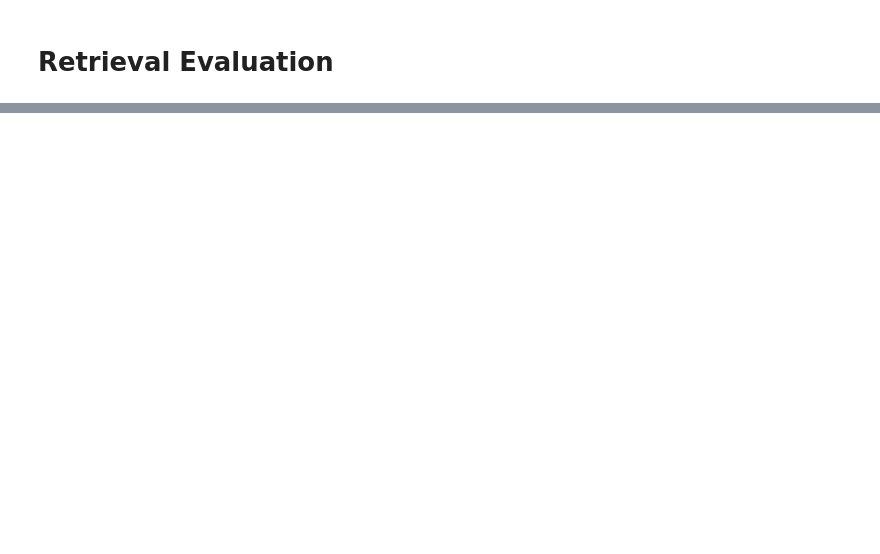
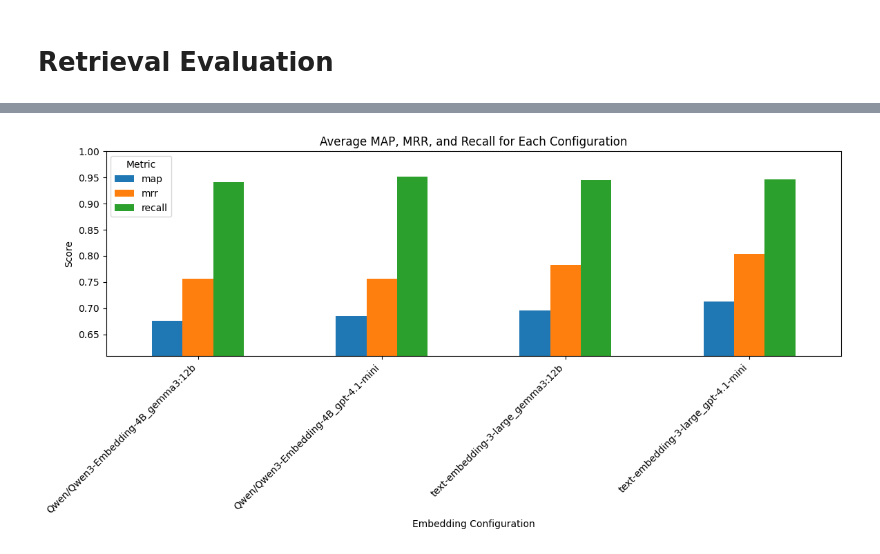
Before and after one commit to lukaskaibel/rag-medical-consultation, a Jupyter notebook: 5_retrieval_evaluation_closed_vs_open.ipynb, the cells around one changed output, grey strips where cells are left out. Drawn from its saved outputs; the diff is of its cells as text; code cells hidden in the pictures; blank space fills up the shorter version.

```diff
--- a/5_retrieval_evaluation_closed_vs_open.ipynb
+++ b/5_retrieval_evaluation_closed_vs_open.ipynb
@@ -159,0 +139,5 @@ KeyboardInterrupt:
+# %%
+import pandas as pd
+
+df = pd.read_pickle("results/retrieval/open_closed/2025-07-21_14-03-03/open_closed_result_topk-10.pkl")
+df
@@ -159,0 +158,39 @@ KeyboardInterrupt:
+# %%
+import pandas as pd
+import matplotlib.pyplot as plt
+
+# Your DataFrame is assumed to be `df`
+metric_prefixes = ['Qwen/Qwen3-Embedding-4B_gemma3:12b',
+                   'Qwen/Qwen3-Embedding-4B_gpt-4.1-mini',
+                   'text-embedding-3-large_gemma3:12b',
+                   'text-embedding-3-large_gpt-4.1-mini']
+metrics = ['map', 'mrr', 'recall']
+
+# Build data dictionary
+data = {}
+for prefix in metric_prefixes:
+    values = []
+    for metric in metrics:
+        col_name = f"{prefix}_{metric}"
+        avg_value = df[col_name].mean()
+        values.append(avg_value)
+    data[prefix] = values
+
+# Create DataFrame for plotting
+metrics_df = pd.DataFrame(data, index=metrics)
+
+# Find the minimum and maximum to scale y-axis
+y_min = metrics_df.min().min()
+
+# Plotting
+ax = metrics_df.T.plot(kind='bar', figsize=(12, 6))
+plt.title("Average MAP, MRR, and Recall for Each Configuration")
+plt.ylabel("Score")
+plt.xlabel("Embedding Configuration")
+plt.xticks(rotation=45, ha='right')
+plt.ylim(y_min * 0.9, 1.0)  # add some padding
+plt.legend(title="Metric")
+plt.tight_layout()
+plt.show()
+# %% [output]
+[figure, added]
```
Also changed, not shown: parts of 9 cells of this notebook, 50 other files.
